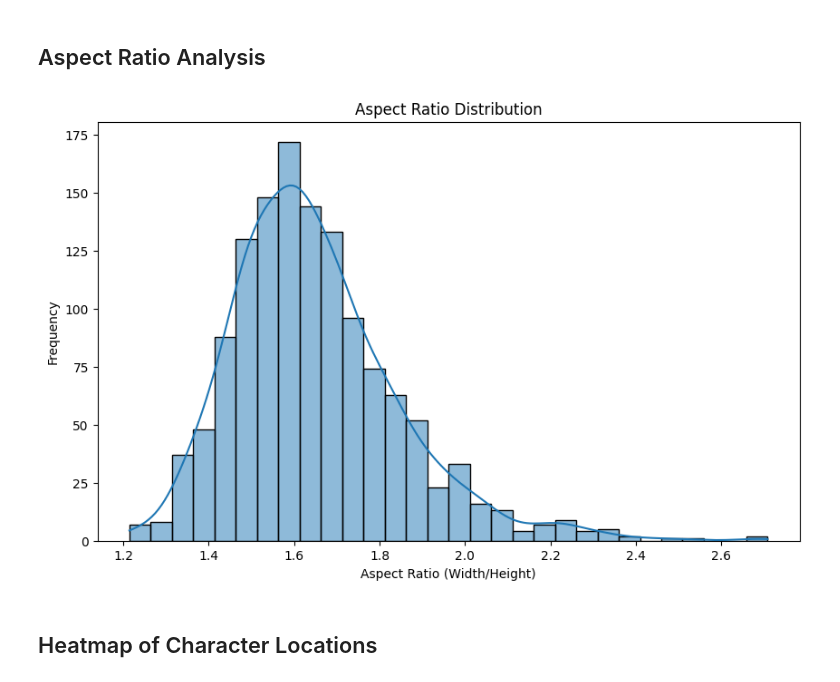
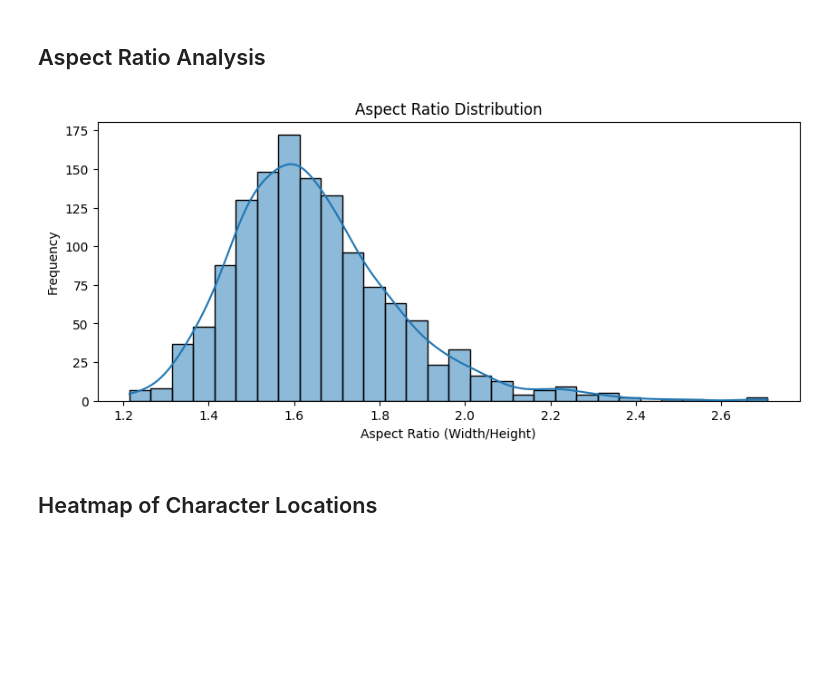
Before and after one commit to j0shcd/DSFB_project, a Jupyter notebook: awen-statistics.ipynb, the cells around one changed output. Drawn from its saved outputs; the diff is of its cells as text; code cells hidden in the pictures; blank space fills up the shorter version.

```diff
--- a/awen-statistics.ipynb
+++ b/awen-statistics.ipynb
@@ -65,15 +65,15 @@ plt.show()
 ## Aspect Ratio Analysis
 # %%
 data['aspect_ratio'] = data['width'] / data['height']
-plt.figure(figsize=(10, 6))
+plt.figure(figsize=(10, 4))
 sns.histplot(data['aspect_ratio'], bins=30, kde=True)
 plt.title('Aspect Ratio Distribution')
 plt.xlabel('Aspect Ratio (Width/Height)')
 plt.ylabel('Frequency')
 plt.savefig('EDA_images/aspect_frequency.png')
 plt.show()
 # %% [output]
-[figure, old version]
+[figure, new version]
 # %% [markdown]
 ## Heatmap of Character Locations
 # %%
```
Also changed, not shown: parts of 7 cells of this notebook, 6 other files.
